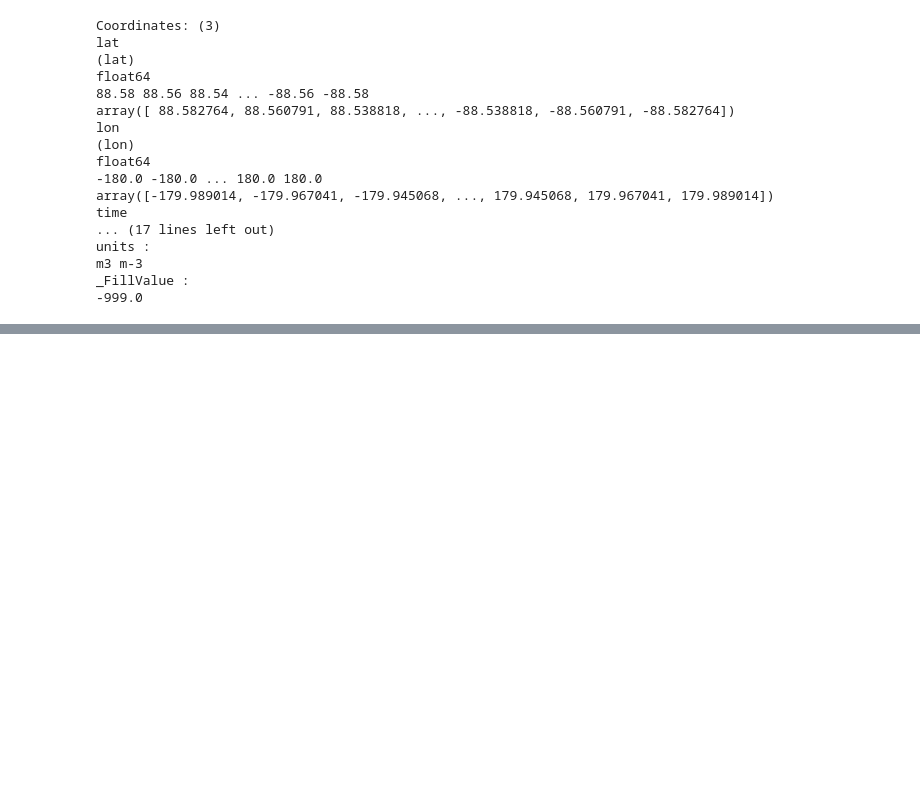
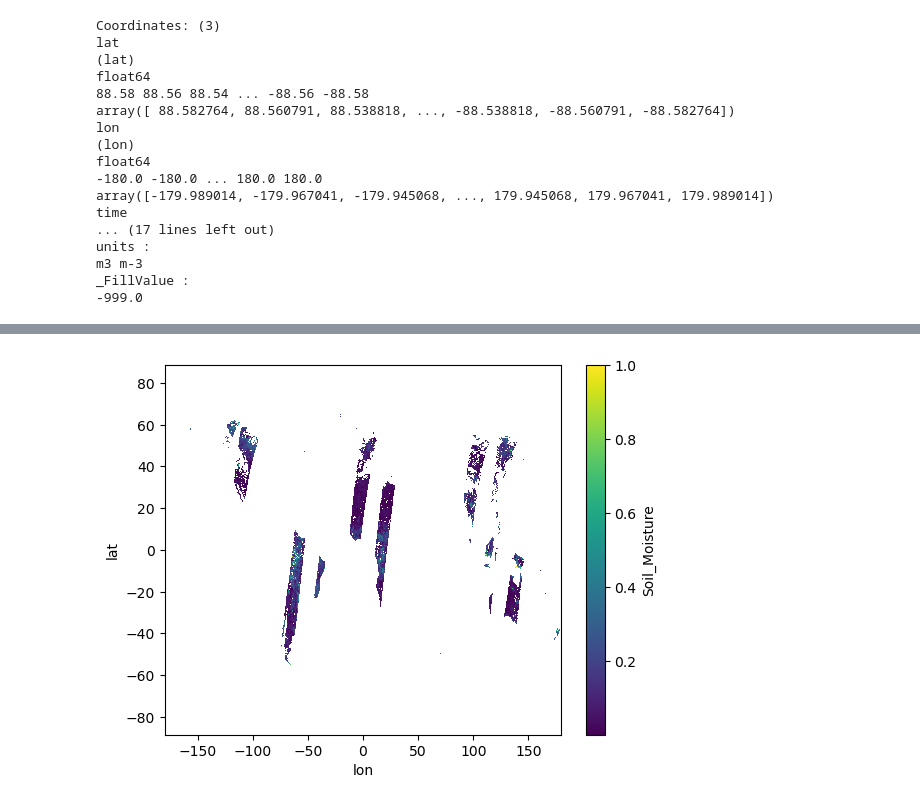
Before and after one commit to xcube-dev/xcube-smos, a Jupyter notebook: notebooks/smos-data-store.ipynb, the cells around one changed output, grey strips where cells are left out. Saved outputs shown, nothing was run; the diff lists cells and outputs as text; code cells hidden in the pictures; blank space fills up the shorter version.

```diff
--- a/notebooks/smos-data-store.ipynb
+++ b/notebooks/smos-data-store.ipynb
@@ -83,0 +93,3 @@ ds.Soil_Moisture.isel(time=0).plot.imshow()
+# %%
+%%timeit -n 1 -r 1
+ds = store.open_data("SMOS-L2-SM", time_range=("2023-05-01", "2023-05-02"), lazy_load=True)
@@ -83,0 +104,4 @@ ds.Soil_Moisture.isel(time=0).plot.imshow()
+# %%
+%%timeit -n 1 -r 1
+ds.Soil_Moisture.mean("time").plot.imshow()
+# %% [output]
@@ -83,0 +109 @@ ds.Soil_Moisture.isel(time=0).plot.imshow()
+[figure, added]
```
Also changed, not shown: parts of 7 cells of this notebook, 3 other files.
